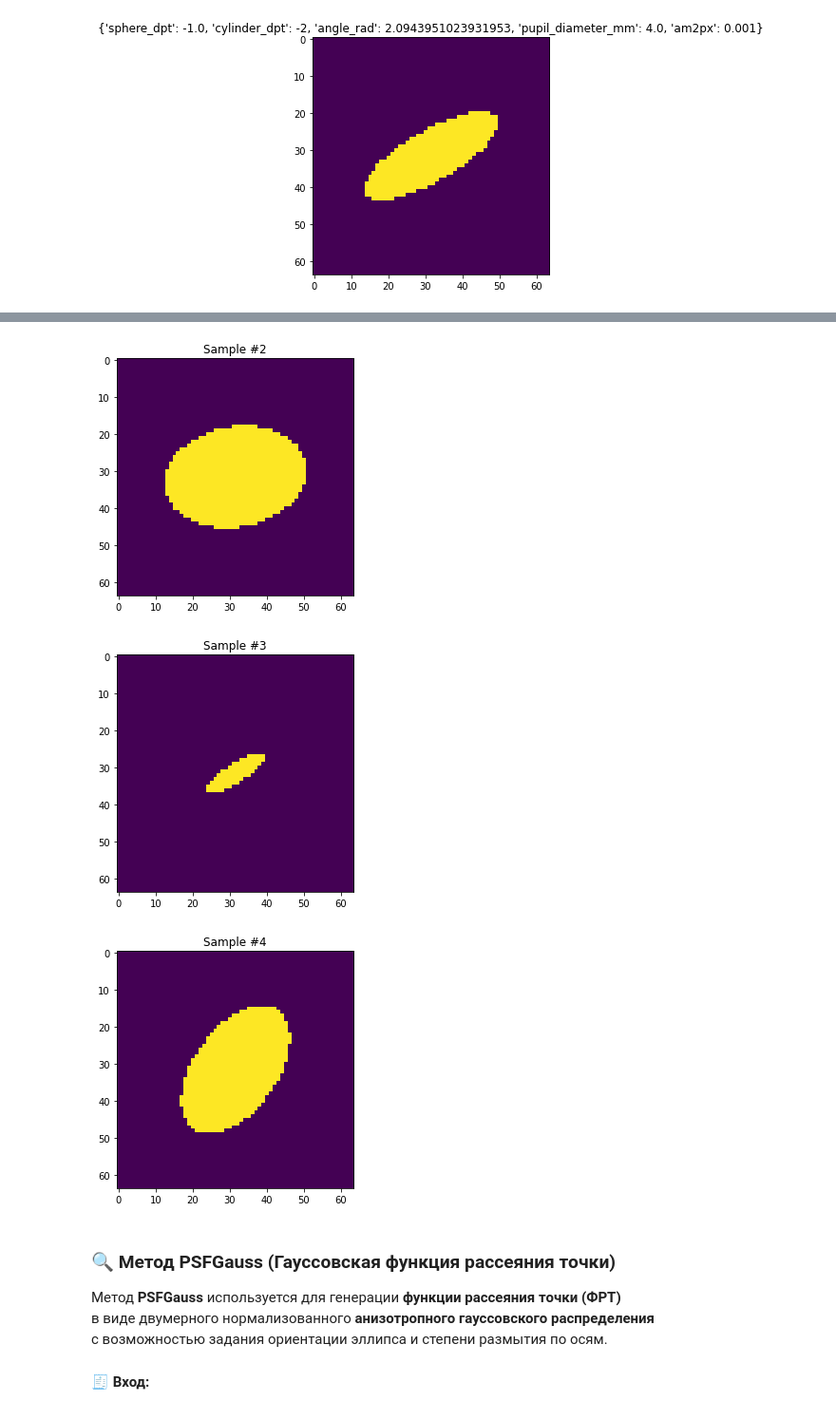
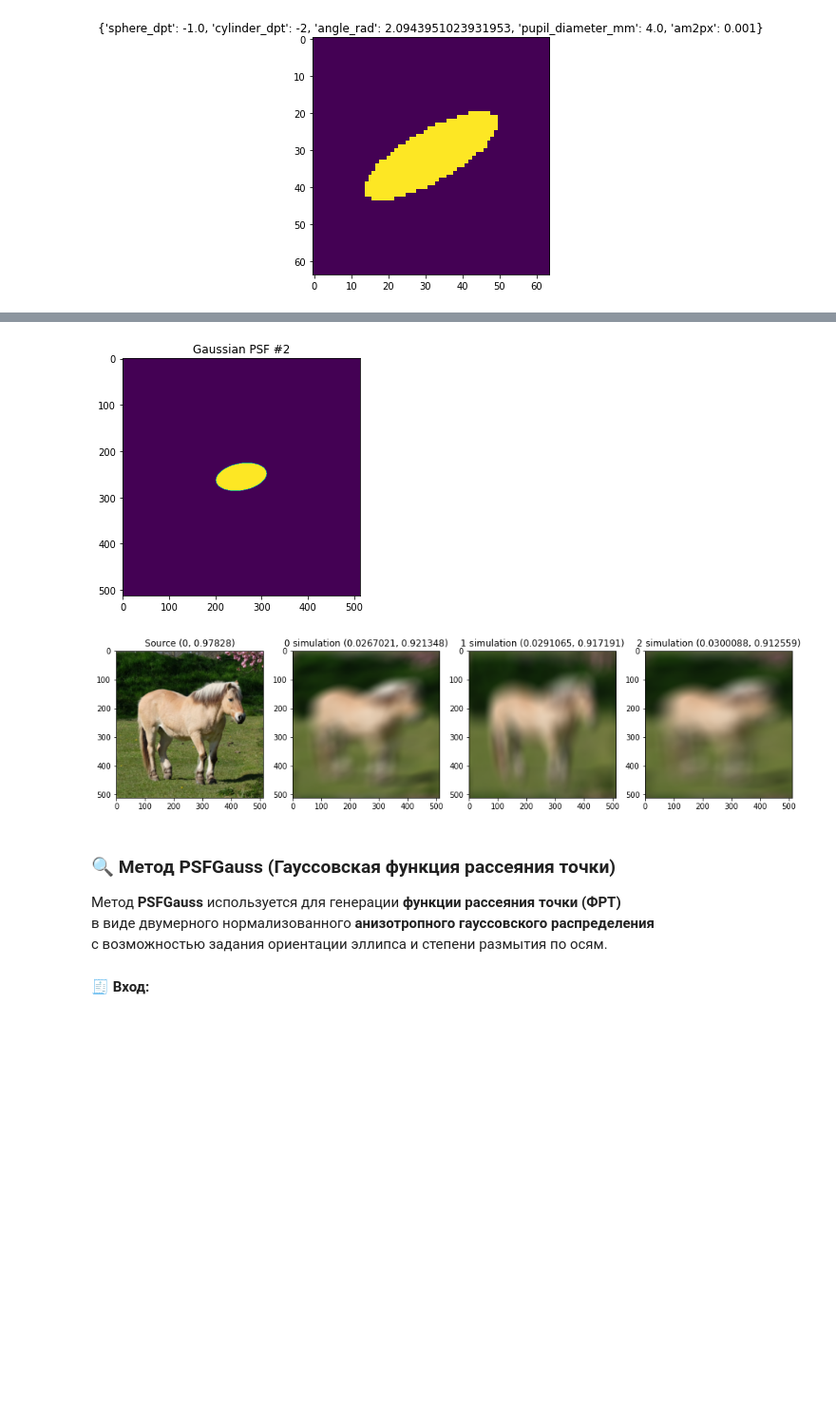
Before and after one commit to pyolimp/pyolimp, a Jupyter notebook: docs/source/notebooks/simulate.ipynb, the cells around one changed output, grey strips where cells are left out. Shown at 95% size. Cells and saved outputs as stored; diff of their text form; code cells hidden in the pictures; blank space fills up the shorter version.

Commit message:
ADD: add apply to datasets

```diff
--- a/docs/source/notebooks/simulate.ipynb
+++ b/docs/source/notebooks/simulate.ipynb
@@ -103,11 +108,12 @@ show_one(PSFSCA(64, 64)(**params3), f"{params3}")
 # %%
 from olimp.precompensation.nn.dataset.psf_sca import PSFSCADataset
+from olimp.simulate._demo_distortion import demo
 
 dataset = PSFSCADataset(
-    width=64,
-    height=64,
-    sphere_dpt={"name": "uniform", "a": -2.0, "b": 0.0},       # uniform в диапазоне [-2, 0]
-    cylinder_dpt={"name": "uniform", "a": -2.0, "b": 2.0},     # то, что у вас уже было
+    width=512,
+    height=512,
+    sphere_dpt={"name": "uniform", "a": -4.0, "b": -2.0},       # uniform в диапазоне [-2, 0]
+    cylinder_dpt={"name": "uniform", "a": -4.0, "b": -2.0},     # то, что у вас уже было
     angle_deg={"name": "uniform", "a": 0.0,   "b": 180.0},     # то, что у вас уже было
     pupil_diameter_mm={"name": "uniform", "a": 3.0, "b": 5.0}, # uniform, например, от 3 до 5 мм
     am2px=0.001,
@@ -115,10 +121,21 @@ dataset = PSFSCADataset(
     size=100
 )
 
-# 2) Берём первые N=5 через прямой доступ
-for idx in range(5):
-    psf = dataset[idx]       # Tensor shape (1, H, W)
-    # Можно вывести параметры, которые были заэмплированы:
-    # Но поскольку create_distribution не хранит историю, параметры в title укажем схематично.
-    show_one(psf[0], title=f"Sample #{idx}")
+
+def demo_simulate():
+    apply_fn = dataset.apply()
+    funcs = []
+
+    for i in range(3):
+        psf = dataset[i]
+        show_one(psf[0], title=f"Gaussian PSF #{i}")
+
+        # создаём функцию с захваченным индексом
+        funcs.append((
+            lambda image, i=i: list(apply_fn(image))[i], f"{i}"
+        ))
+
+    return funcs
+
+demo("RefractionDistortion", demo_simulate, on="horse.jpg", size=(512, 512))
 # %% [output]
@@ -127,6 +144,5 @@ for idx in range(5):
-[figure, old version]
+[figure, new version]
-[figure, old version]
+[figure, new version]
-[figure, removed]
 # %% [markdown]
 ### 🔍 Метод PSFGauss (Гауссовская функция рассеяния точки)
 
```
Also changed, not shown: parts of 6 cells of this notebook, 4 other files.
